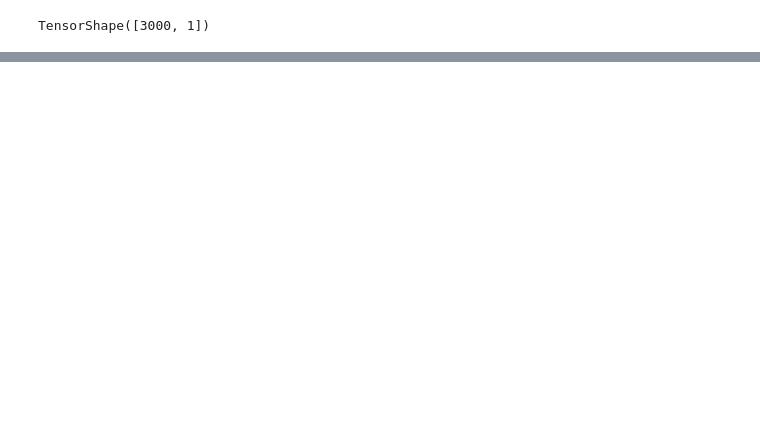
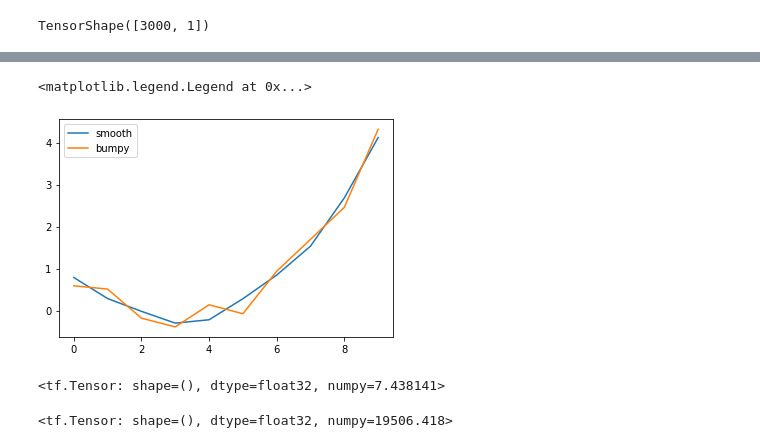
Before and after one commit to kingusiu/dadrah, a Jupyter notebook: playground/Untitled.ipynb, the cells around one changed output, grey strips where cells are left out. Saved outputs shown, nothing was run; the diff lists cells and outputs as text; code cells hidden in the pictures; blank space fills up the shorter version.

Commit message:
added smoothness metric test for sine-perturbed quadratics

```diff
--- a/playground/Untitled.ipynb
+++ b/playground/Untitled.ipynb
@@ -218,0 +144,3 @@ plt.hist(xx_trans.numpy(),bins=100,density=True)
+# %%
+#xx_e = (np.random.exponential(scale=0.5, size=xx_n)*xx_range)+xx_min
+xx = np.linspace(-1,1,10)
@@ -218,0 +151,3 @@ plt.hist(xx_trans.numpy(),bins=100,density=True)
+# %%
+std_layer = tf.keras.layers.Lambda(lambda x: (x - np.mean(x)) / np.std(x))
+xx = tf.convert_to_tensor(std_layer(xx),dtype=tf.float32)
@@ -218,0 +176,12 @@ plt.hist(xx_trans.numpy(),bins=100,density=True)
+# %%
+delta = 1e-2
+sin_smooth = lambda x : tf.math.square(x)+0.1*tf.math.sin(5*x)+x
+sin_bump = lambda x : tf.math.square(x)+0.3*tf.math.sin(25*x)+x
+# %%
+fig = plt.figure()
+plt.plot(sin_smooth(xx),label='smooth')
+plt.plot(sin_bump(xx),label='bumpy')
+plt.legend()
+# %% [output]
+<matplotlib.legend.Legend at 0x...>
+[figure, added]
@@ -218,0 +190,8 @@ plt.hist(xx_trans.numpy(),bins=100,density=True)
+# %%
+metric_fun(sin_smooth(xx),sin_smooth(xx+delta),sin_smooth(xx-delta))
+# %% [output]
+<tf.Tensor: shape=(), dtype=float32, numpy=7.438141>
+# %%
+metric_fun(sin_bump(xx),sin_bump(xx+delta),sin_bump(xx-delta))
+# %% [output]
+<tf.Tensor: shape=(), dtype=float32, numpy=19506.418>
```
Also changed, not shown: parts of 22 cells of this notebook, 3 other files.
